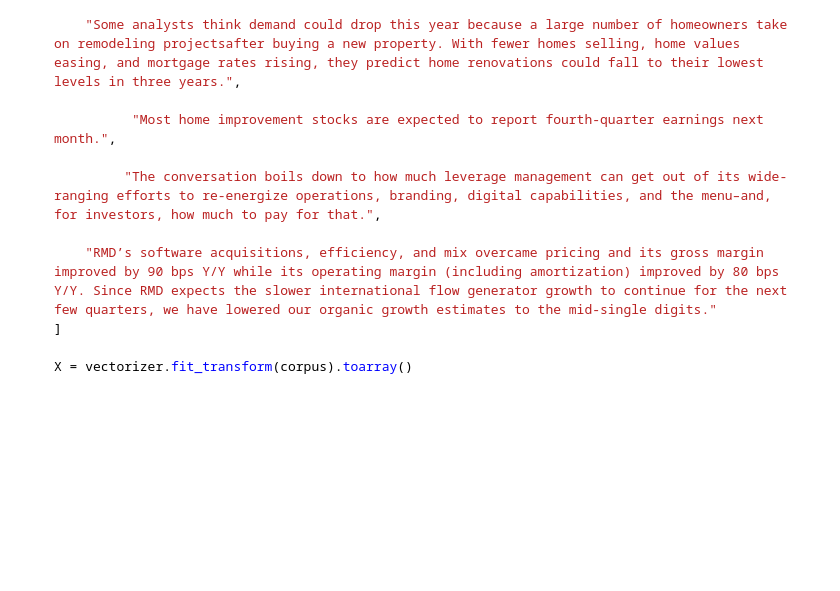
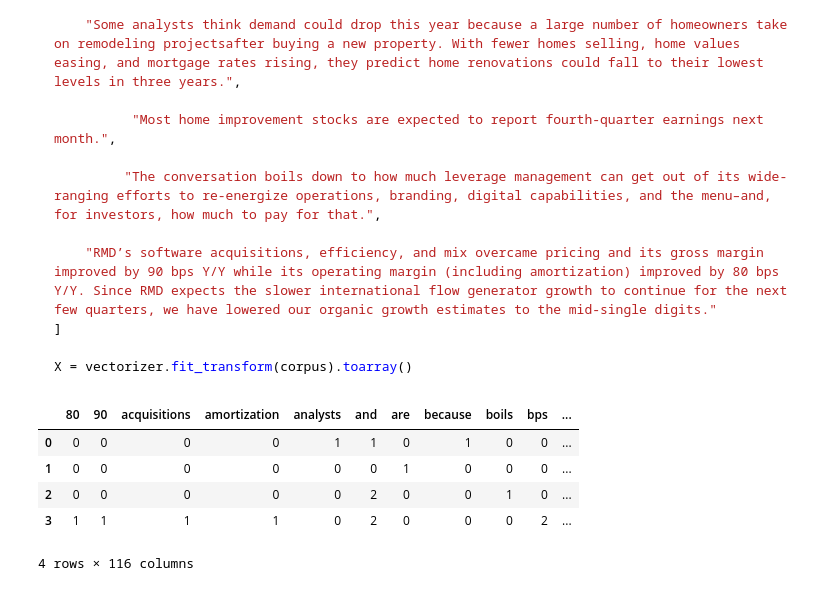
Before and after one commit to ychennay/dso-560-nlp-text-analytics-SPRING-2021, a Jupyter notebook: Week 2/Text Preprocessing Techniques.ipynb, the cells around one changed output. Saved outputs shown, nothing was run; the diff lists cells and outputs as text; code cells hidden in the pictures; blank space fills up the shorter version.

```diff
--- a/Week 2/Text Preprocessing Techniques.ipynb
+++ b/Week 2/Text Preprocessing Techniques.ipynb
@@ -324,2 +408,25 @@ text = ["It's still early, so box-office disappointments are still among the hig
+# %%
+# see the outputted vectors
+
+vectorizer = CountVectorizer()
+
+X = vectorizer.fit_transform([
+    "Some analysts think demand could drop this year because a large number of homeowners take on remodeling projectsafter buying a new property. With fewer homes selling, home values easing, and mortgage rates rising, they predict home renovations could fall to their lowest levels in three years.",
+
+          "Most home improvement stocks are expected to report fourth-quarter earnings next month.",
+
+         "The conversation boils down to how much leverage management can get out of its wide-ranging efforts to re-energize operations, branding, digital capabilities, and the menu–and, for investors, how much to pay for that.",
+
+    "RMD’s software acquisitions, efficiency, and mix overcame pricing and its gross margin improved by 90 bps Y/Y while its operating margin (including amortization) improved by 80 bps Y/Y. Since RMD expects the slower international flow generator growth to continue for the next few quarters, we have lowered our organic growth estimates to the mid-single digits."
+])
 # %%
 # load vectorized corpus into Pandas dataframe
+
+pd.DataFrame(X.toarray(), columns=vectorizer.get_feature_names())
+# %% [output]
+|  | 80 | 90 | acquisitions | amortization | analysts | and | are | because | boils | bps | ... |
+| 0 | 0 | 0 | 0 | 0 | 1 | 1 | 0 | 1 | 0 | 0 | ... |
+| 1 | 0 | 0 | 0 | 0 | 0 | 0 | 1 | 0 | 0 | 0 | ... |
+| 2 | 0 | 0 | 0 | 0 | 0 | 2 | 0 | 0 | 1 | 0 | ... |
+| 3 | 1 | 1 | 1 | 1 | 0 | 2 | 0 | 0 | 0 | 2 | ... |
+4 rows × 116 columns
```
Also changed, not shown: parts of 16 cells of this notebook, 3 other files.
